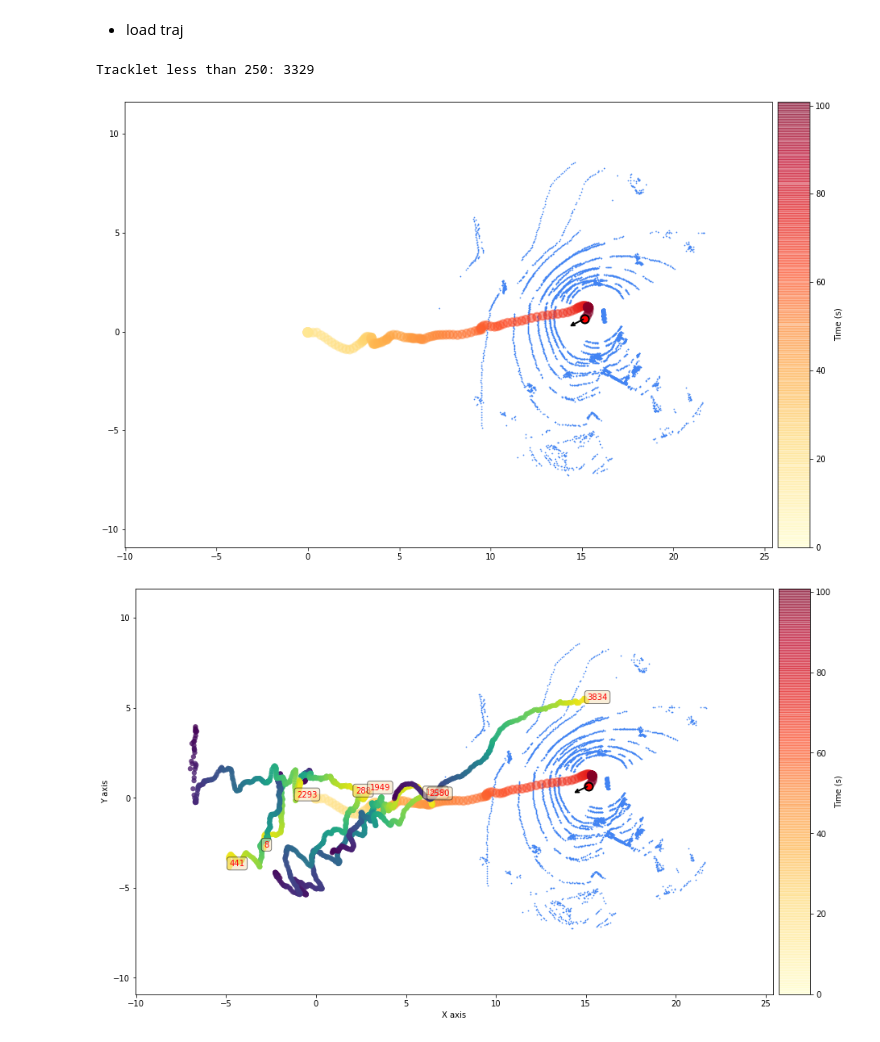
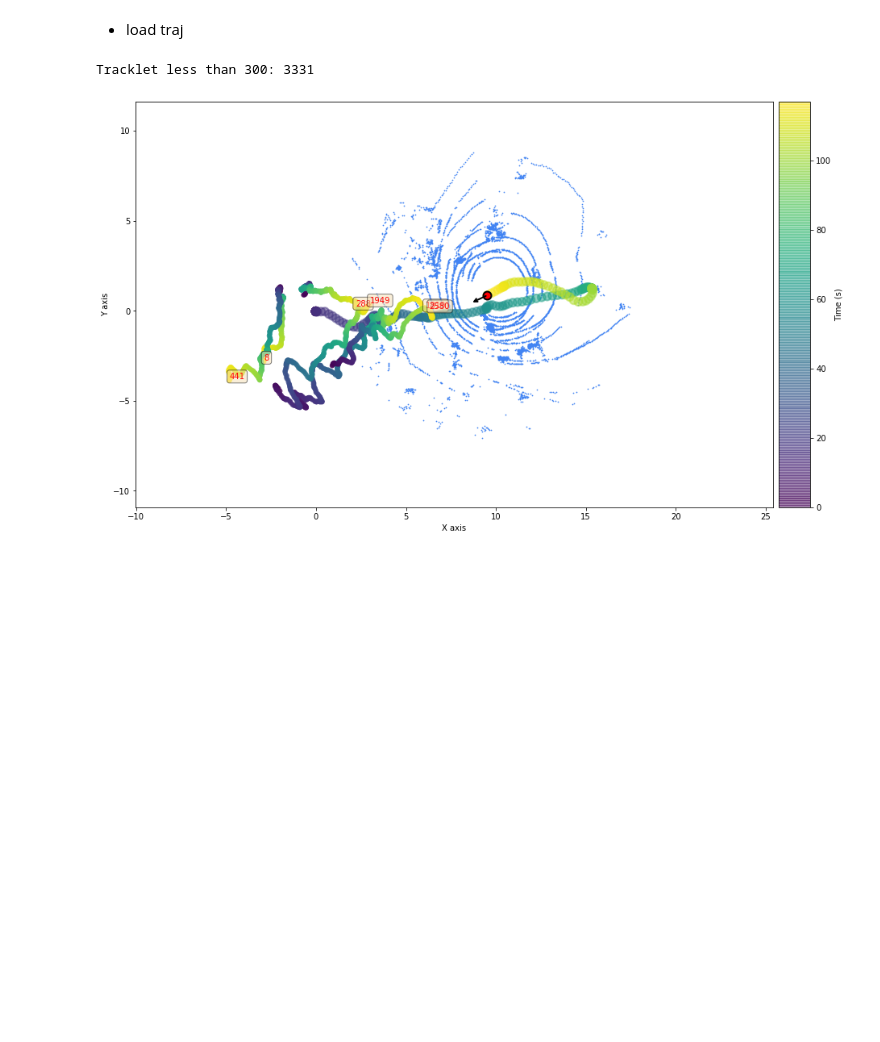
Before and after one commit to epfl-lasa/crowdbot-evaluation-tools, a Jupyter notebook: notebooks/viz_img_2d.ipynb, the cells around one changed output. Cells and saved outputs as stored; diff of their text form; code cells hidden in the pictures; blank space fills up the shorter version.

```diff
--- a/notebooks/viz_img_2d.ipynb
+++ b/notebooks/viz_img_2d.ipynb
@@ -1431,7 +1494,7 @@ def display_frame_pose_traj(
         new_trans_array[:, 0],
         new_trans_array[:, 1],
         c=ts_list,
-        cmap='YlOrRd', # 'Purples', 'PuBuGn'
+        cmap='viridis', # 'Purples', 'PuBuGn'
         marker="o",
         linewidth=2,
         s=100,
@@ -1483,7 +1546,7 @@ def display_frame_pose_traj(
 
         # get the current top_10 longest traj
         # selected_ped_ids = get_curr_top(peds_dict, fr_idx, top=10)
-        _, selected_ped_ids = get_len_less(peds_dict, target_len=250)
+        _, selected_ped_ids = get_len_less(peds_dict, target_len=300)
 
         for ped_id in selected_ped_ids:
             ped_traj = peds_dict[ped_id]['abs_pose_list']
@@ -1544,39 +1607,38 @@ file = open("./archive/test_traj.pkl",'rb')
 new_dict_ = pickle.load(file)
 file.close()
 # %%
-seq_idx, fr_idx = 0, 2000
+seq_idx, fr_idx = 0, 2320
 
 seq = cb_data.seqs[seq_idx]
 
 lidar, dets, dets_conf, trks = cb_data[seq_idx, fr_idx]
 
 consider_pose = True
 if consider_pose:
     tf_qolo_dir = os.path.join(cb_data.source_data_dir, "tf_qolo")
     pose_stampe_path = os.path.join(
         tf_qolo_dir, seq + "_tfqolo_sampled.npy"
     )
     lidar_pose_stamped = np.load(
         pose_stampe_path, allow_pickle=True
     ).item()
 
 fig_xy = plt.figure(figsize=(15, 10))
 fig_xy = display_frame_pose_traj(
     fig_xy,
     peds_dict=new_dict_,
     pose_stamped=lidar_pose_stamped,
     fr_idx=fr_idx,
     pc=lidar.T,
     bbox=trks,
     with_cloud=True,
     with_id=True,
 )
 
 plt.show()
 # %% [output]
-Tracklet less than 250: 3329
+Tracklet less than 300: 3331
-[figure, old version]
+[figure, new version]
-[figure, removed]
 # %%
 consider_pose = True
 seq_idx = 0
```
Also changed, not shown: parts of 8 cells of this notebook, 15 other files.
